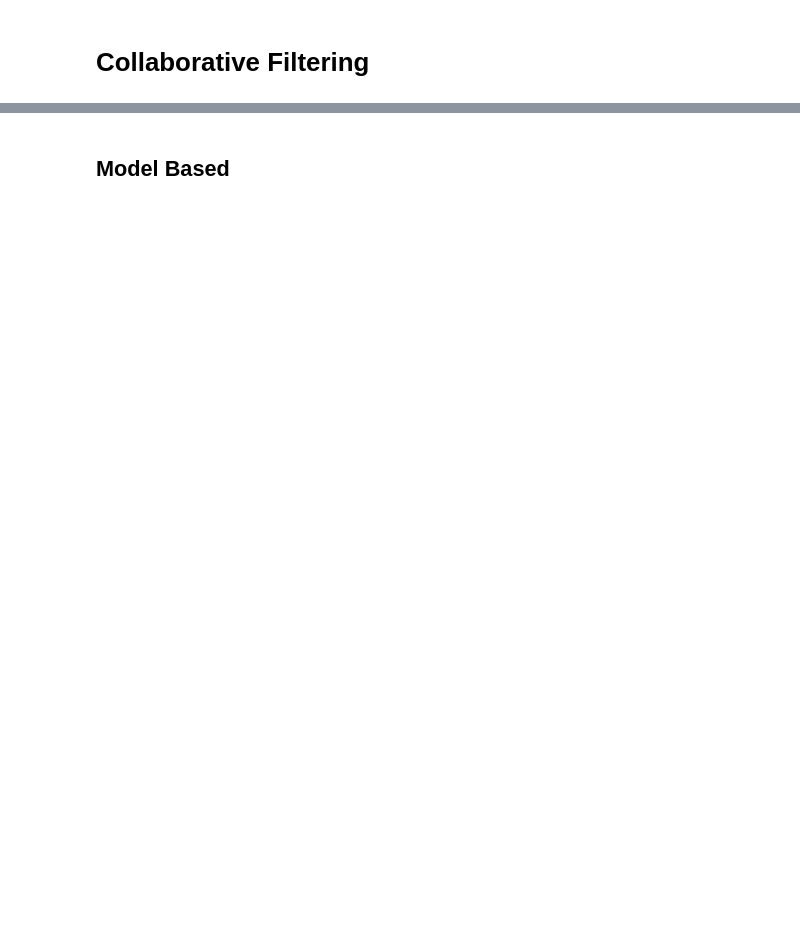
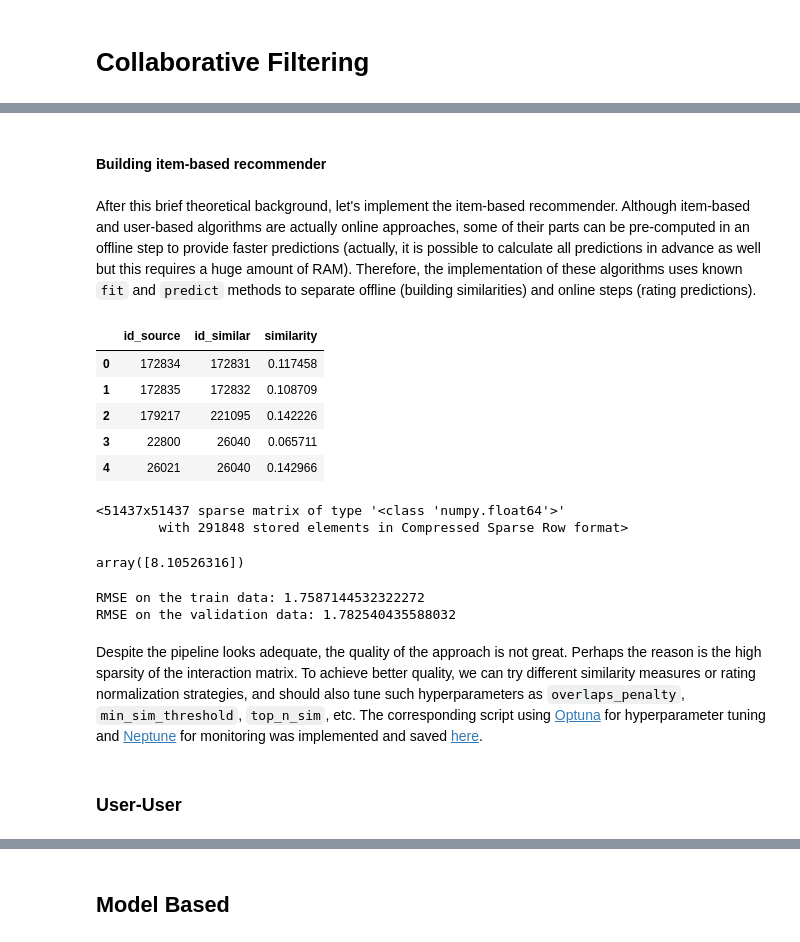
Before and after one commit to EvgenyTsydenov/book_recommender, a Jupyter notebook: recommender.ipynb, the cells around one changed output, grey strips where cells are left out. Saved outputs shown, nothing was run; the diff lists cells and outputs as text; code cells hidden in the pictures; blank space fills up the shorter version.

```diff
--- a/recommender.ipynb
+++ b/recommender.ipynb
@@ -442,0 +297,59 @@ This type of recommendation can be obtained only with a certain level of knowled
+# %% [markdown]
+#### Building item-based recommender
+# %% [markdown]
+After this brief theoretical background, let's implement the item-based recommender. Although item-based and user-based algorithms are actually online approaches, some of their parts can be pre-computed in an offline step to provide faster predictions (actually, it is possible to calculate all predictions in advance as well but this requires a huge amount of RAM). Therefore, the implementation of these algorithms uses known `fit` and `predict` methods to separate offline (building similarities) and online steps (rating predictions).
+# %%
+# Create the recommender
+recommender_ii = RecommenderII(similarity_measure='cosine_adjusted',
+                               rating_normalization='mean',
+                               rating_weighting=True,
+                               overlaps_penalty=4,
+                               min_sim_threshold=0.05,
+                               top_n_sim=15)
+
+# Calculate similarities
+recommender_ii.fit(x=(work_ratings_train['user_id'],
+                      work_ratings_train['work_id']),
+                   y=work_ratings_train['rating'])
+
+# Show the similarities
+recommender_ii.similarities.head(5)
+# %% [output]
+|  | id_source | id_similar | similarity |
+| 0 | 172834 | 172831 | 0.117458 |
+| 1 | 172835 | 172832 | 0.108709 |
+| 2 | 179217 | 221095 | 0.142226 |
+| 3 | 22800 | 26040 | 0.065711 |
+| 4 | 26021 | 26040 | 0.142966 |
+# %%
+# The similarity matrix is also highly sparse
+recommender_ii._similarities
+# %% [output]
+<51437x51437 sparse matrix of type '<class 'numpy.float64'>'
+        with 291848 stored elements in Compressed Sparse Row format>
+# %%
+# Predict rating of user with ID "642850" to work with ID "197888"
+recommender_ii.predict(x=(['642850'], ['197888']))
+# %% [output]
+array([8.10526316])
+# %%
+# Predict ratings for the training and validation datasets
+ratings_train_predicts = recommender_ii.predict((
+    work_ratings_train['user_id'], work_ratings_train['work_id']))
+ratings_val_predicts = recommender_ii.predict((
+    work_ratings_val['user_id'], work_ratings_val['work_id']))
+
+# Evaluate
+mse_train = mse(work_ratings_train['rating'],
+                ratings_train_predicts, squared=False)
+mse_val = mse(work_ratings_val['rating'],
+              ratings_val_predicts, squared=False)
+print(f'RMSE on the train data: {mse_train}')
+print(f'RMSE on the validation data: {mse_val}')
+# %% [output]
+RMSE on the train data: 1.7587144532322272
+RMSE on the validation data: 1.782540435588032
+# %% [markdown]
+Despite the pipeline looks adequate, the quality of the approach is not great. Perhaps the reason is the high sparsity of the interaction matrix. To achieve better quality, we can try different similarity measures or rating normalization strategies, and should also tune such hyperparameters as `overlaps_penalty`, `min_sim_threshold`, `top_n_sim`, etc. The corresponding script using [Optuna](https://optuna.readthedocs.io/en/stable/index.html) for hyperparameter tuning and [Neptune](https://neptune.ai/) for monitoring was implemented and saved [here](training_scripts/memory_based.py).
+# %% [markdown]
+### User-User
```
Also changed, not shown: parts of 127 cells of this notebook, 13 other files.
